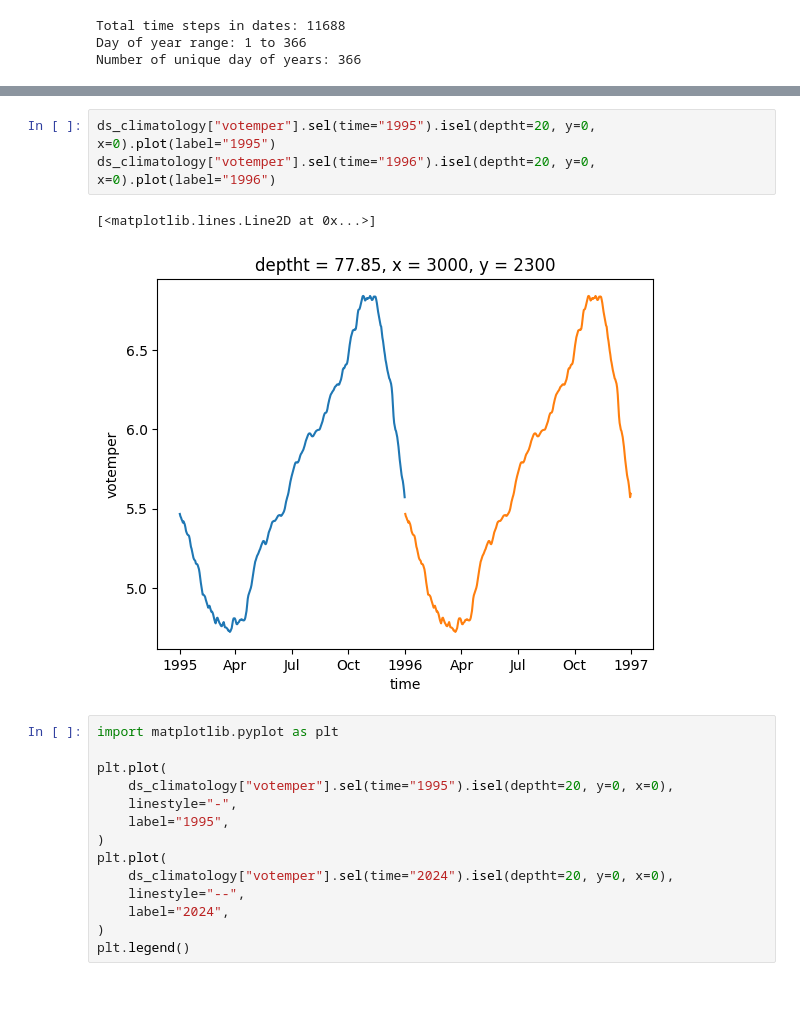
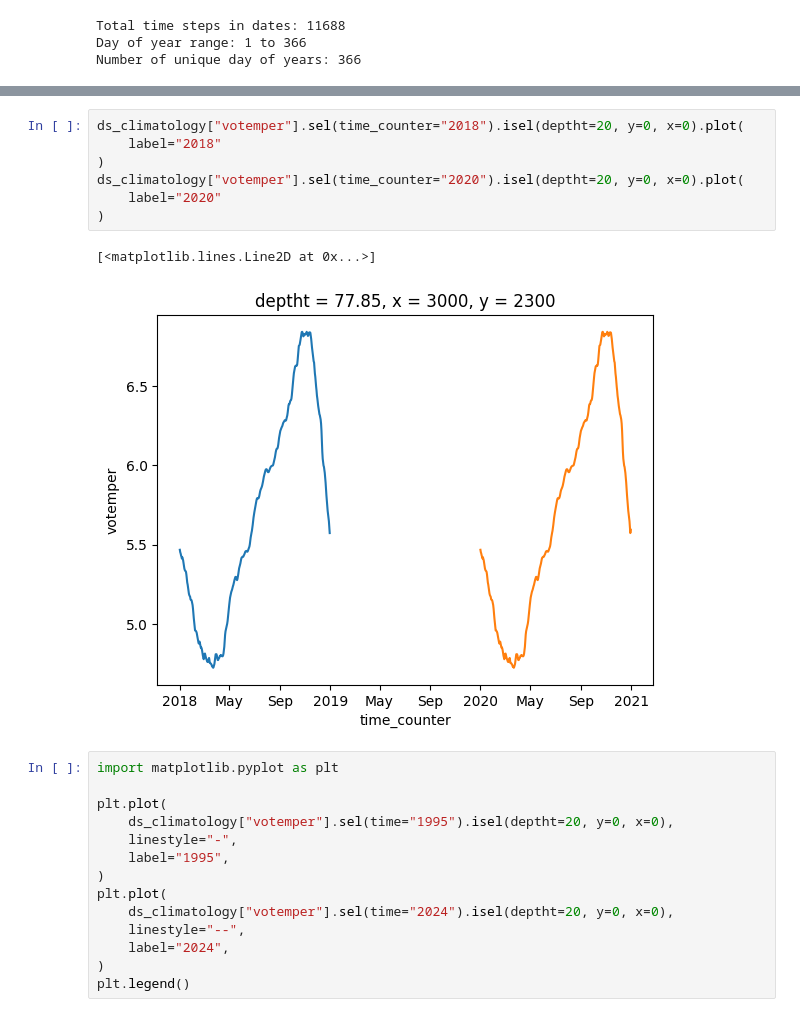
Before and after one commit to ischiller-weiss/FBC_Lagrangian, a Jupyter notebook: src/create_reference_clim_file.ipynb, the cells around one changed output, grey strips where cells are left out. Saved outputs shown, nothing was run; the diff lists cells and outputs as text.

```diff
--- a/src/create_reference_clim_file.ipynb
+++ b/src/create_reference_clim_file.ipynb
@@ -280,9 +257,13 @@ ds_climatology["votemper"].sel(time="2020").isel(deptht=20, y=0, x=0).plot(label
-# %%
-ds_climatology["votemper"].sel(time="1995").isel(deptht=20, y=0, x=0).plot(label="1995")
-ds_climatology["votemper"].sel(time="1996").isel(deptht=20, y=0, x=0).plot(label="1996")
-# %% [output]
-[<matplotlib.lines.Line2D at 0x...>]
-[figure, removed]
+# %%
+ds_climatology["votemper"].sel(time_counter="2018").isel(deptht=20, y=0, x=0).plot(
+    label="2018"
+)
+ds_climatology["votemper"].sel(time_counter="2020").isel(deptht=20, y=0, x=0).plot(
+    label="2020"
+)
+# %% [output]
+[<matplotlib.lines.Line2D at 0x...>]
+[figure, added]
 # %%
 import matplotlib.pyplot as plt
 
```
Also changed, not shown: parts of 16 cells of this notebook.
